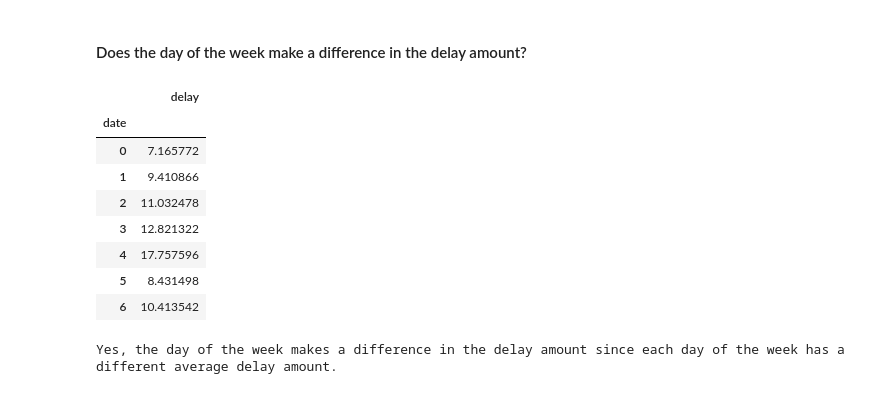
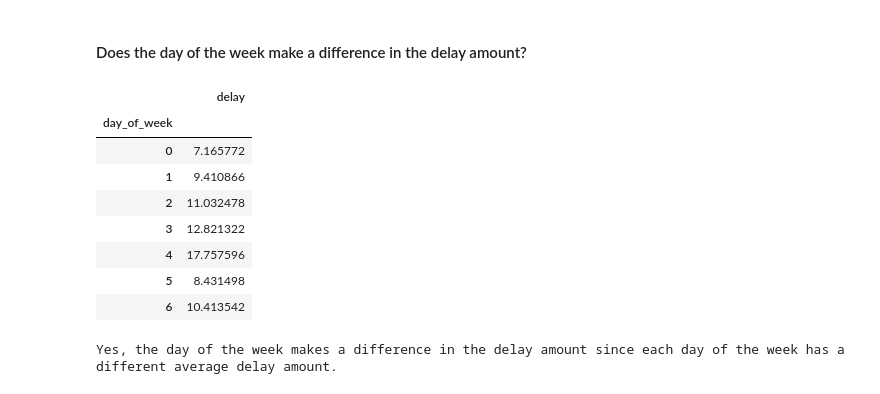
Before and after one commit to SamuelD-Data/time-series-exercises, a Jupyter notebook: time-series-manipulation.ipynb, the cells around one changed output. Drawn from its saved outputs; the diff is of its cells as text; code cells hidden in the pictures.

```diff
--- a/time-series-manipulation.ipynb
+++ b/time-series-manipulation.ipynb
@@ -334,26 +362,31 @@ print('3AM has the highest average delay.')
 3AM has the highest average delay.
 # %% [markdown]
 #### Does the day of the week make a difference in the delay amount?
-# %%
-fdf_delay = fdf.copy()
-
-fdf_delay = pd.DataFrame(fdf_delay[['date', 'delay']])
-
-fdf_delay.date = fdf_delay.date.dt.weekday
-
-fdf_weekday_delay = fdf_delay.groupby(['date']).mean()
-
-fdf_weekday_delay
-# %% [output]
-|  | delay |
-| date |  |
-| 0 | 7.165772 |
-| 1 | 9.410866 |
-| 2 | 11.032478 |
-| 3 | 12.821322 |
-| 4 | 17.757596 |
-| 5 | 8.431498 |
-| 6 | 10.413542 |
+# %%
+# copying DF to avoid altering original so we can copy it again for our upcoming questions
+fdf_delay = fdf.copy()
+
+# simplifying DF to only hold delay and date
+fdf_delay = pd.DataFrame(fdf_delay[['delay']])
+
+# creating new column that holds day of week value from date
+fdf_delay['day_of_week'] = fdf_delay.index.weekday
+
+# grouping by day of week and showing average delay of each day
+fdf_weekday_delay = fdf_delay.groupby(['day_of_week']).mean()
+
+# observing results
+fdf_weekday_delay
+# %% [output]
+|  | delay |
+| day_of_week |  |
+| 0 | 7.165772 |
+| 1 | 9.410866 |
+| 2 | 11.032478 |
+| 3 | 12.821322 |
+| 4 | 17.757596 |
+| 5 | 8.431498 |
+| 6 | 10.413542 |
 # %%
 print('Yes, the day of the week makes a difference in the delay amount since each day of the week has a different average delay amount.')
 # %% [output]
```
Also changed, not shown: parts of 13 cells of this notebook.
